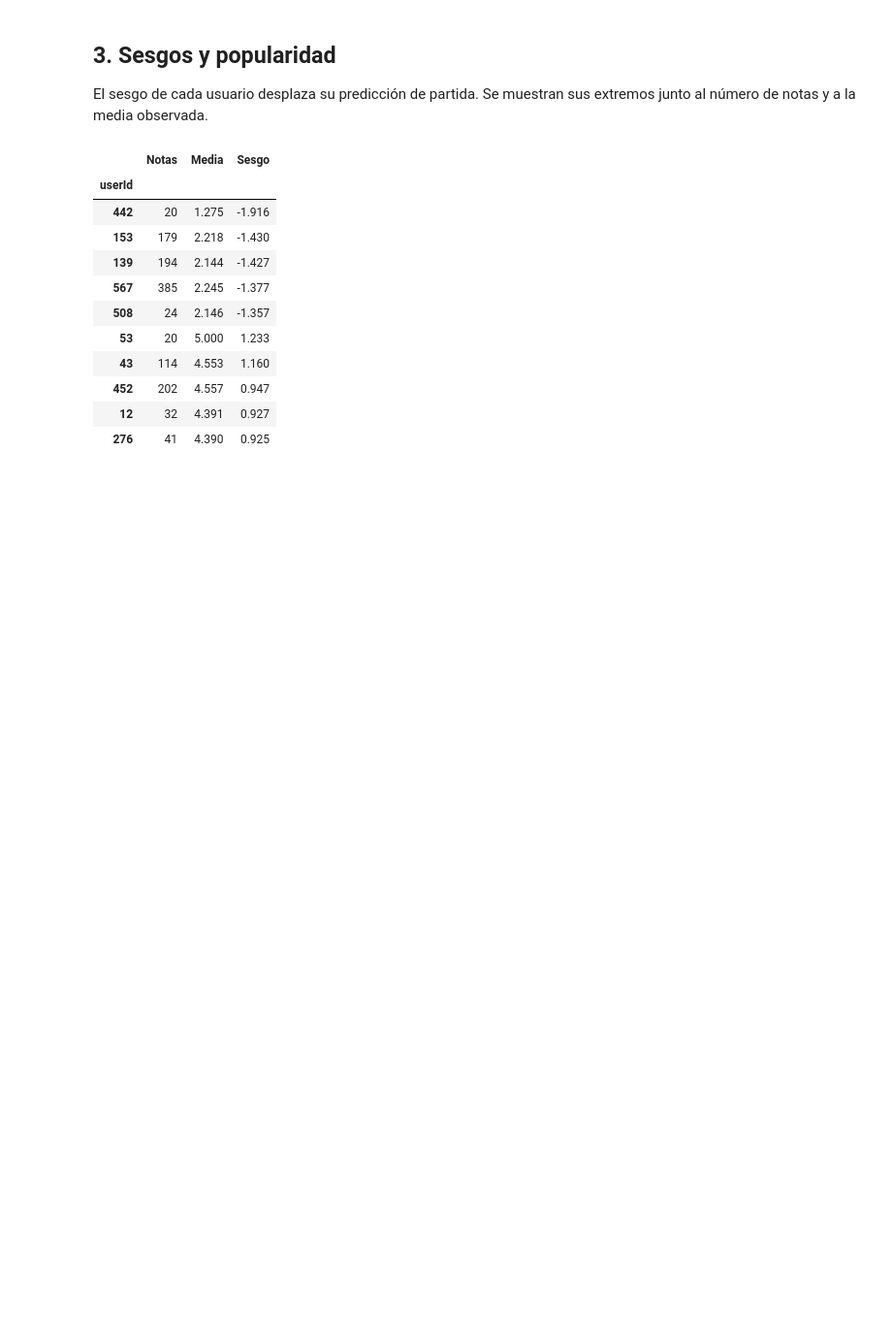
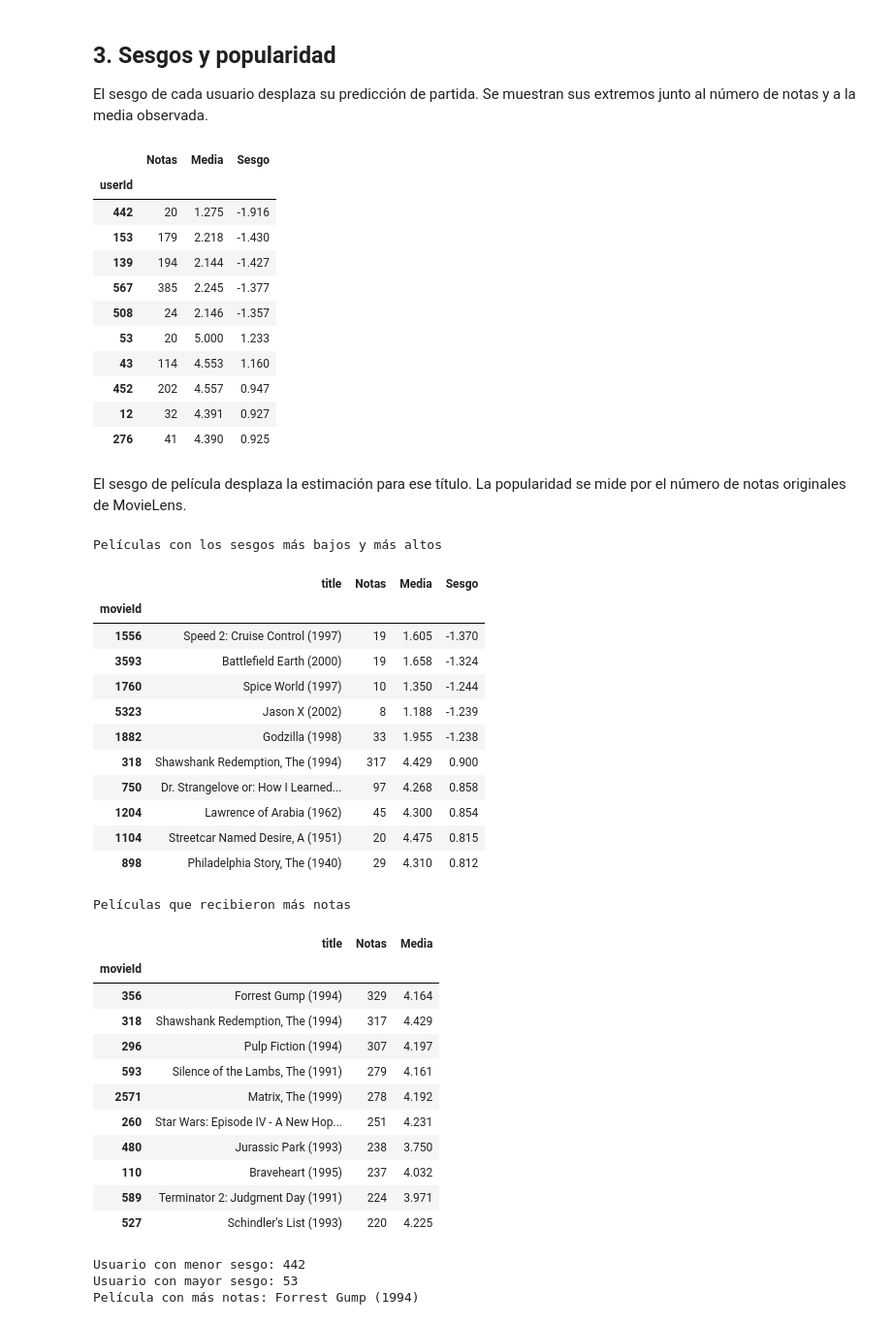
Before and after one commit to borja-parra/practica-recomendador-movielens, a Jupyter notebook: practica_movielens.ipynb, the cells around one changed output. Shown at 97% size. Cells and saved outputs as stored; diff of their text form; code cells hidden in the pictures; blank space fills up the shorter version.

Commit message:
Compara los sesgos de películas y su popularidad

```diff
--- a/practica_movielens.ipynb
+++ b/practica_movielens.ipynb
@@ -222,3 +222,55 @@ display(extremos_usuarios.round(3))
 | 452 | 202 | 4.557 | 0.947 |
 | 12 | 32 | 4.391 | 0.927 |
 | 276 | 41 | 4.390 | 0.925 |
+# %% [markdown]
+El sesgo de película desplaza la estimación para ese título. La popularidad se mide por el número de notas originales de MovieLens.
+# %%
+peliculas_modelo = [datos_completos.to_raw_iid(i) for i in datos_completos.all_items()]
+sesgo_pelicula = pd.Series(modelo_final.bi, index=peliculas_modelo, name="Sesgo")
+resumen_peliculas = valoraciones.groupby("movieId")["rating"].agg(Notas="size", Media="mean")
+resumen_peliculas = resumen_peliculas.join(sesgo_pelicula)
+resumen_peliculas = resumen_peliculas.join(peliculas.set_index("movieId")["title"])
+
+print("Películas con los sesgos más bajos y más altos")
+extremos = pd.concat([
+    resumen_peliculas.nsmallest(5, "Sesgo"),
+    resumen_peliculas.nlargest(5, "Sesgo"),
+])
+display(extremos[["title", "Notas", "Media", "Sesgo"]].round(3))
+print("Películas que recibieron más notas")
+populares = resumen_peliculas.nlargest(10, "Notas")
+display(populares[["title", "Notas", "Media"]].round(3))
+
+print("Usuario con menor sesgo:", sesgo_usuario.loc[resumen_usuarios.index].idxmin())
+print("Usuario con mayor sesgo:", sesgo_usuario.loc[resumen_usuarios.index].idxmax())
+print("Película con más notas:", populares.iloc[0]["title"])
+# %% [output]
+Películas con los sesgos más bajos y más altos
+|  | title | Notas | Media | Sesgo |
+| movieId |  |  |  |  |
+| 1556 | Speed 2: Cruise Control (1997) | 19 | 1.605 | -1.370 |
+| 3593 | Battlefield Earth (2000) | 19 | 1.658 | -1.324 |
+| 1760 | Spice World (1997) | 10 | 1.350 | -1.244 |
+| 5323 | Jason X (2002) | 8 | 1.188 | -1.239 |
+| 1882 | Godzilla (1998) | 33 | 1.955 | -1.238 |
+| 318 | Shawshank Redemption, The (1994) | 317 | 4.429 | 0.900 |
+| 750 | Dr. Strangelove or: How I Learned... | 97 | 4.268 | 0.858 |
+| 1204 | Lawrence of Arabia (1962) | 45 | 4.300 | 0.854 |
+| 1104 | Streetcar Named Desire, A (1951) | 20 | 4.475 | 0.815 |
+| 898 | Philadelphia Story, The (1940) | 29 | 4.310 | 0.812 |
+Películas que recibieron más notas
+|  | title | Notas | Media |
+| movieId |  |  |  |
+| 356 | Forrest Gump (1994) | 329 | 4.164 |
+| 318 | Shawshank Redemption, The (1994) | 317 | 4.429 |
+| 296 | Pulp Fiction (1994) | 307 | 4.197 |
+| 593 | Silence of the Lambs, The (1991) | 279 | 4.161 |
+| 2571 | Matrix, The (1999) | 278 | 4.192 |
+| 260 | Star Wars: Episode IV - A New Hop... | 251 | 4.231 |
+| 480 | Jurassic Park (1993) | 238 | 3.750 |
+| 110 | Braveheart (1995) | 237 | 4.032 |
+| 589 | Terminator 2: Judgment Day (1991) | 224 | 3.971 |
+| 527 | Schindler's List (1993) | 220 | 4.225 |
+Usuario con menor sesgo: 442
+Usuario con mayor sesgo: 53
+Película con más notas: Forrest Gump (1994)
```
